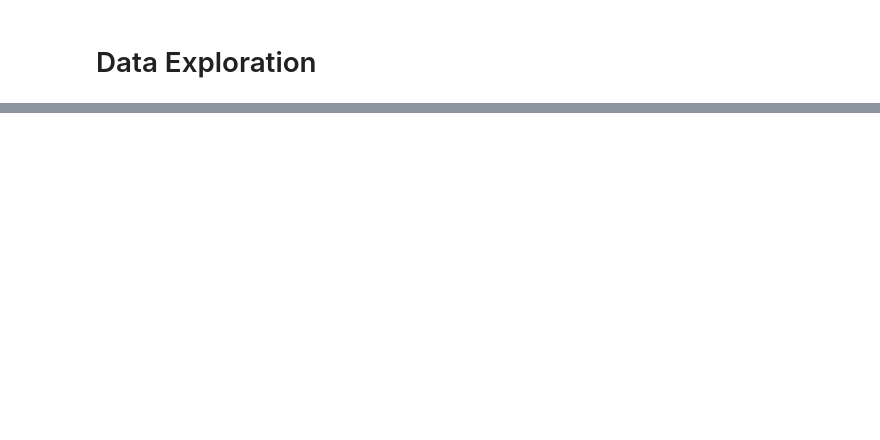
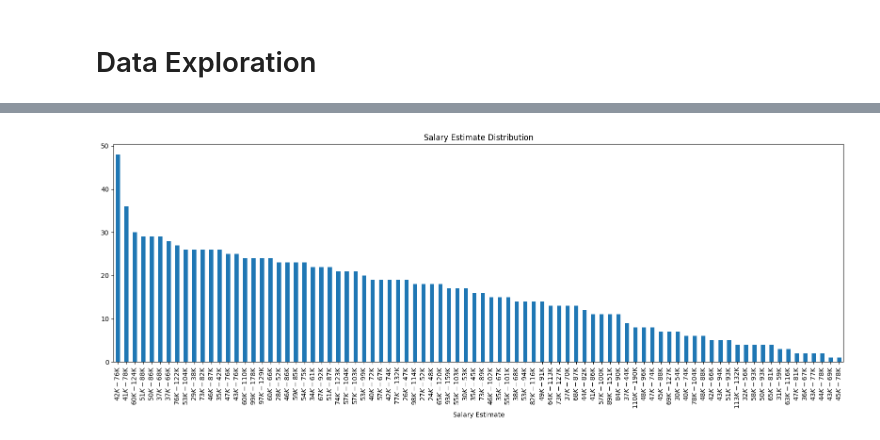
Before and after one commit to damla-jpg/brane-data-analyst-jobs, a Jupyter notebook: data_exploration.ipynb, the cells around one changed output, grey strips where cells are left out. Cells and saved outputs as stored; diff of their text form; code cells hidden in the pictures; blank space fills up the shorter version.

Commit message:
visualization

```diff
--- a/data_exploration.ipynb
+++ b/data_exploration.ipynb
@@ -20,6 +41,26 @@ def data_cleaning(df):
     df["Size"] = df["Size"].apply(lambda x: x.split('employees')[0])
     df["Size"] = df["Size"].apply(lambda x: x.replace(" to ", "-"))
     df["Type of ownership"] = df["Type of ownership"].apply(lambda x: "Unknown" if x == "-1" else x)
+    df["Competitors"] = df["Competitors"].apply(lambda x: "Unknown" if x == "-1" else x)
+    df["Easy Apply"] = df["Easy Apply"].apply(lambda x: "False" if x == "-1" else "True")
+
+    df['State'] = df['Location'].apply(get_state)
+    df['City'] = df['Location'].apply(lambda x: x.split(',')[0])
+
+    # merge with cost of living index by city and state
+    df = df.merge(cli_usa, how='left', left_on=['City', 'State'], right_on=['City', 'State'])
+
+    # add a new column with the median salary
+    df['Salary'] = df['Salary Estimate'].apply(get_median_salary)
+
+    df = df[df['Cost of Living Index'].notna()]
+    # divide cost of living by 100
+    df['Cost of Living Index'] = df['Cost of Living Index'] / 100
+    # make a new column, salary adjusted for cost of living
+    df['Adjusted salary'] = df['Salary'] / df['Cost of Living Index']
+    df['Adjusted salary'] = df['Adjusted salary'].astype(int)
+    df = df.drop_duplicates()
+
     return df
 
 df = data_cleaning(df)
@@ -68,16 +66,0 @@ df
-# %%
-def get_salary_range(x):
-    if x == '-1':
-        return -1
-    range_salary = x.split('-')
-    n1 = range_salary[0].replace('$', '').replace('K', '').replace(' ', '')
-    n2 = range_salary[1].replace('$', '').replace('K', '').replace(' ', '')
-
-    # create array of numbers between n1 and n2
-    range_salary = np.arange(int(n1), int(n2)+1, 1)
-    # get median
-    range_salary = np.median(range_salary) * 1000
-    return range_salary
-
-# add a new column with the median salary
-df['Salary'] = df['Salary Estimate'].apply(get_salary_range)
@@ -84,3 +69,14 @@ df['Salary'] = df['Salary Estimate'].apply(get_salary_range)
+# %%
+def plot_salary_estimate(df):
+    # plot using matplotlib
+    fig = plt.figure(figsize=(20, 6))
+    df["Salary Estimate"].value_counts().plot(kind='bar')
+    plt.xticks(rotation=90)
+    plt.title("Salary Estimate Distribution")
+    plt.show()
+plot_salary_estimate(df)
+# %% [output]
+[figure, added]
 # %%
 df
 # %% [output]
```
Also changed, not shown: parts of 16 cells of this notebook, 12 other files.
